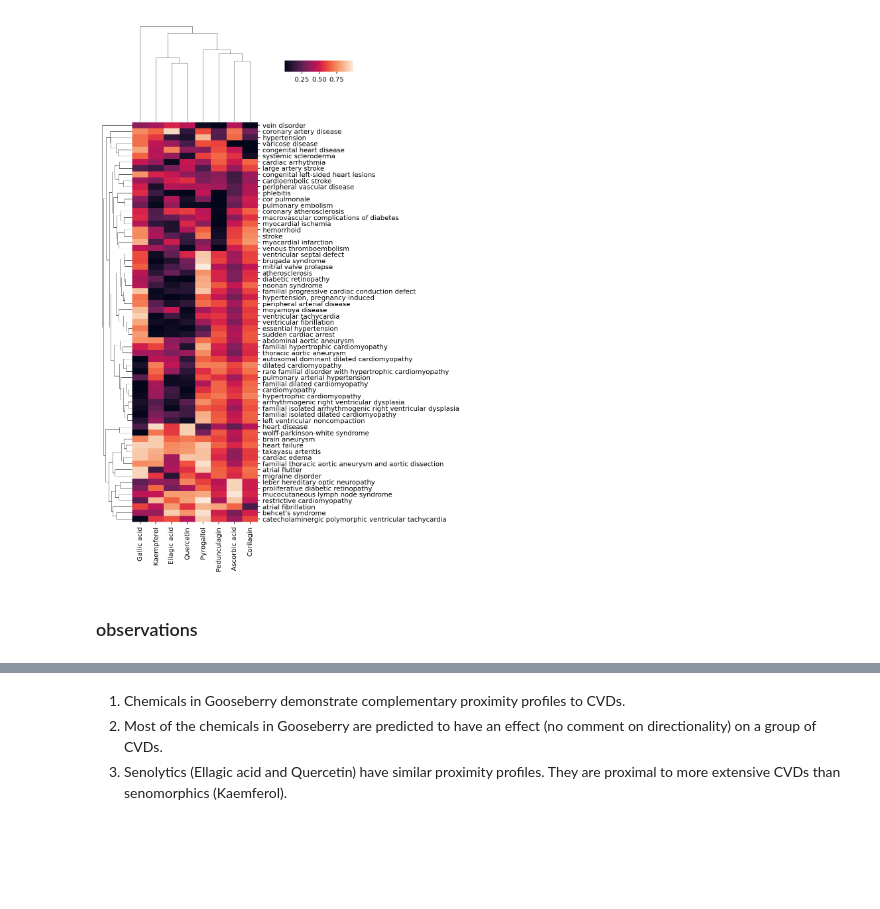
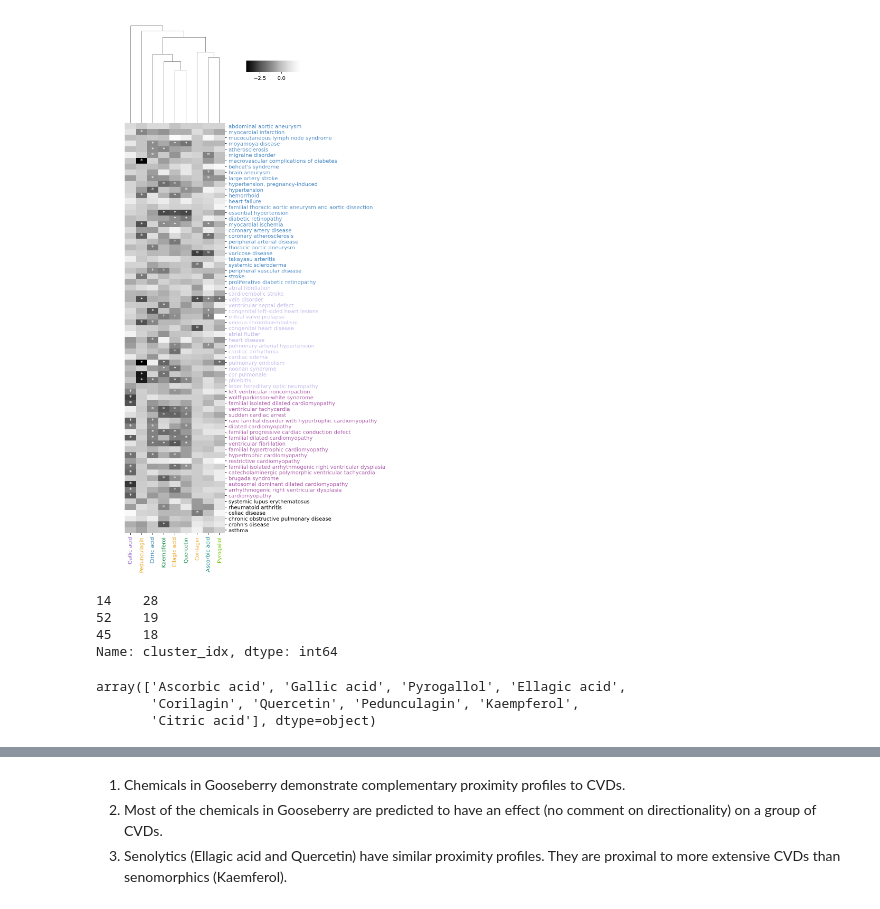
Before and after one commit to FarzanehNasirian/ATBV-review, a Jupyter notebook: Gooseberry_effect_on_cvds.ipynb, the cells around one changed output, grey strips where cells are left out. Saved outputs shown, nothing was run; the diff lists cells and outputs as text; code cells hidden in the pictures; blank space fills up the shorter version.

```diff
--- a/Gooseberry_effect_on_cvds.ipynb
+++ b/Gooseberry_effect_on_cvds.ipynb
@@ -12,2 +71,6 @@ prox_df['p_value'] = prox_df.z_score.apply(lambda x: norm.sf(-1*x))
 # %%
-mtx = prox_df.pivot(index='efoName', columns=['chemName'], values='p_value')
+mtx = prox_df.pivot(index='efoName', columns=['chemName'], values='z_score')
+txt = prox_df.pivot(index='efoName', columns=['chemName'], values='star')
+# %%
+mtx = mtx.reindex(prox_df.efoName.unique())
+txt = txt.reindex(prox_df.efoName.unique())
@@ -13,0 +99,14 @@ mtx = prox_df.pivot(index='efoName', columns=['chemName'], values='p_value')
+# %%
+col_colors = {
+    'Ascorbic acid': '#008480',
+    'Corilagin': '#eba628',
+    'Ellagic acid': '#eba628',
+    'Gallic acid': '#7644b5',
+    'Kaempferol': '#007f36',
+    'Pedunculagin': '#eba628',
+    'Pyrogallol': '#77c600',
+    'Quercetin': '#007f36',
+    'Citric acid': '#0e679f'
+}
+# %%
+row_colors = dict(zip(cvd_cluster.cvd, cvd_cluster.color))
@@ -14,10 +115,33 @@ mtx = prox_df.pivot(index='efoName', columns=['chemName'], values='p_value')
 # %%
-g = sns.clustermap(data=mtx, xticklabels=True, yticklabels=True, cbar_pos=(0.5, 0.9, 0.18, 0.02),
-               cbar_kws={'orientation':'horizontal'}, figsize=(8, 12))#, annot=True, fmt='.2f', cbar=False)
+g = sns.clustermap(data=mtx, xticklabels=True, yticklabels=True, cbar_pos=(0.5, 0.9, 0.18, 0.02), row_cluster=False,
+               cbar_kws={'orientation':'horizontal'}, figsize=(8, 15), cmap='Greys_r',
+               annot=txt.values.tolist(), fmt='')#, cbar=False)
 g.ax_heatmap.set_xlabel('')
 g.ax_heatmap.set_ylabel('')
-plt.savefig('data/GB_proximity_to_CVDs.svg', bbox_inches='tight')
+
+i = 0
+for chem in g.ax_heatmap.get_xticklabels():
+    g.ax_heatmap.get_xticklabels()[i].set_color(col_colors[chem.get_text()])
+    i += 1
+
+i = 0
+for dis in g.ax_heatmap.get_yticklabels():
+    g.ax_heatmap.get_yticklabels()[i].set_color(row_colors[dis.get_text()])
+    i += 1
+
+plt.savefig('figures/GB_proximity_to_CVDs.svg', bbox_inches='tight')
 # %% [output]
-[figure, old version]
+[figure, new version]
-# %% [markdown]
-### observations
+# %%
+cvd_cluster.cluster_idx.value_counts()
+# %% [output]
+14    28
+52    19
+45    18
+Name: cluster_idx, dtype: int64
+# %%
+prox_df.chemName.unique()
+# %% [output]
+array(['Ascorbic acid', 'Gallic acid', 'Pyrogallol', 'Ellagic acid',
+       'Corilagin', 'Quercetin', 'Pedunculagin', 'Kaempferol',
+       'Citric acid'], dtype=object)
```
Also changed, not shown: parts of 20 cells of this notebook, 21 other files.
